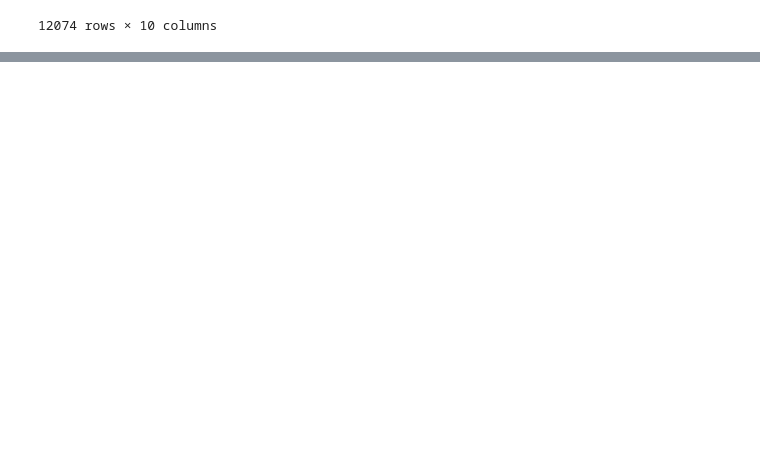
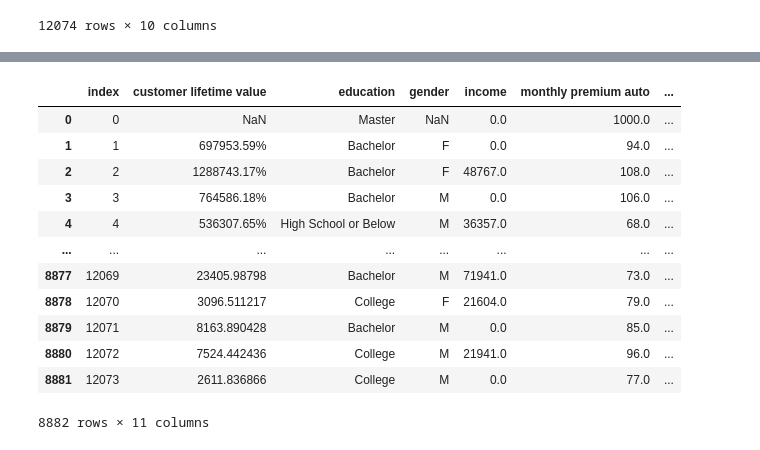
Before and after one commit to Danielaafig/IronDanielaFLabs, a Jupyter notebook: 2_Week/Customer_Analysis_Case_Study/Lab_Customer_Analysis_Case_Study Daniela_day2.md - cópia.ipynb, the cells around one changed output, grey strips where cells are left out. Saved outputs shown, nothing was run; the diff lists cells and outputs as text; code cells hidden in the pictures; blank space fills up the shorter version.

```diff
--- a/2_Week/Customer_Analysis_Case_Study/Lab_Customer_Analysis_Case_Study Daniela_day2.md - cópia.ipynb
+++ b/2_Week/Customer_Analysis_Case_Study/Lab_Customer_Analysis_Case_Study Daniela_day2.md - cópia.ipynb
@@ -344,4 +353,21 @@ memory usage: 943.4+ KB
 
 #clients_df['customer lifetime value'] = clients_df['customer lifetime value'].str.replace(r'\%', '')
 #clients_df
+# %%
+clients_df = clients_df.reset_index()
+clients_df
+# %% [output]
+|  | index | customer lifetime value | education | gender | income | monthly premium auto | ... |
+| 0 | 0 | NaN | Master | NaN | 0.0 | 1000.0 | ... |
+| 1 | 1 | 697953.59% | Bachelor | F | 0.0 | 94.0 | ... |
+| 2 | 2 | 1288743.17% | Bachelor | F | 48767.0 | 108.0 | ... |
+| 3 | 3 | 764586.18% | Bachelor | M | 0.0 | 106.0 | ... |
+| 4 | 4 | 536307.65% | High School or Below | M | 36357.0 | 68.0 | ... |
+| ... | ... | ... | ... | ... | ... | ... | ... |
+| 8877 | 12069 | 23405.98798 | Bachelor | M | 71941.0 | 73.0 | ... |
+| 8878 | 12070 | 3096.511217 | College | F | 21604.0 | 79.0 | ... |
+| 8879 | 12071 | 8163.890428 | Bachelor | M | 0.0 | 85.0 | ... |
+| 8880 | 12072 | 7524.442436 | College | M | 21941.0 | 96.0 | ... |
+| 8881 | 12073 | 2611.836866 | College | M | 0.0 | 77.0 | ... |
+8882 rows × 11 columns
 # %%
```
Also changed, not shown: parts of 50 cells of this notebook.
